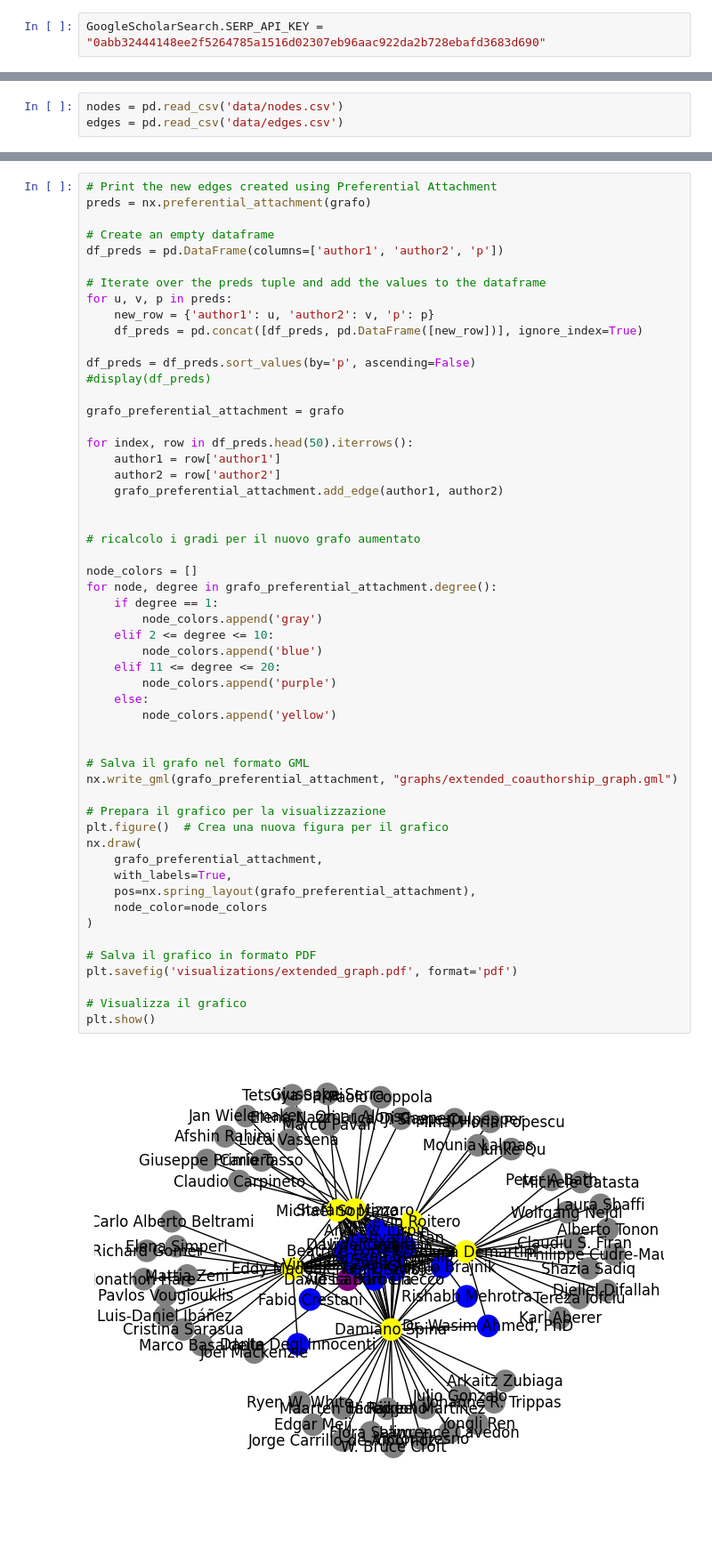
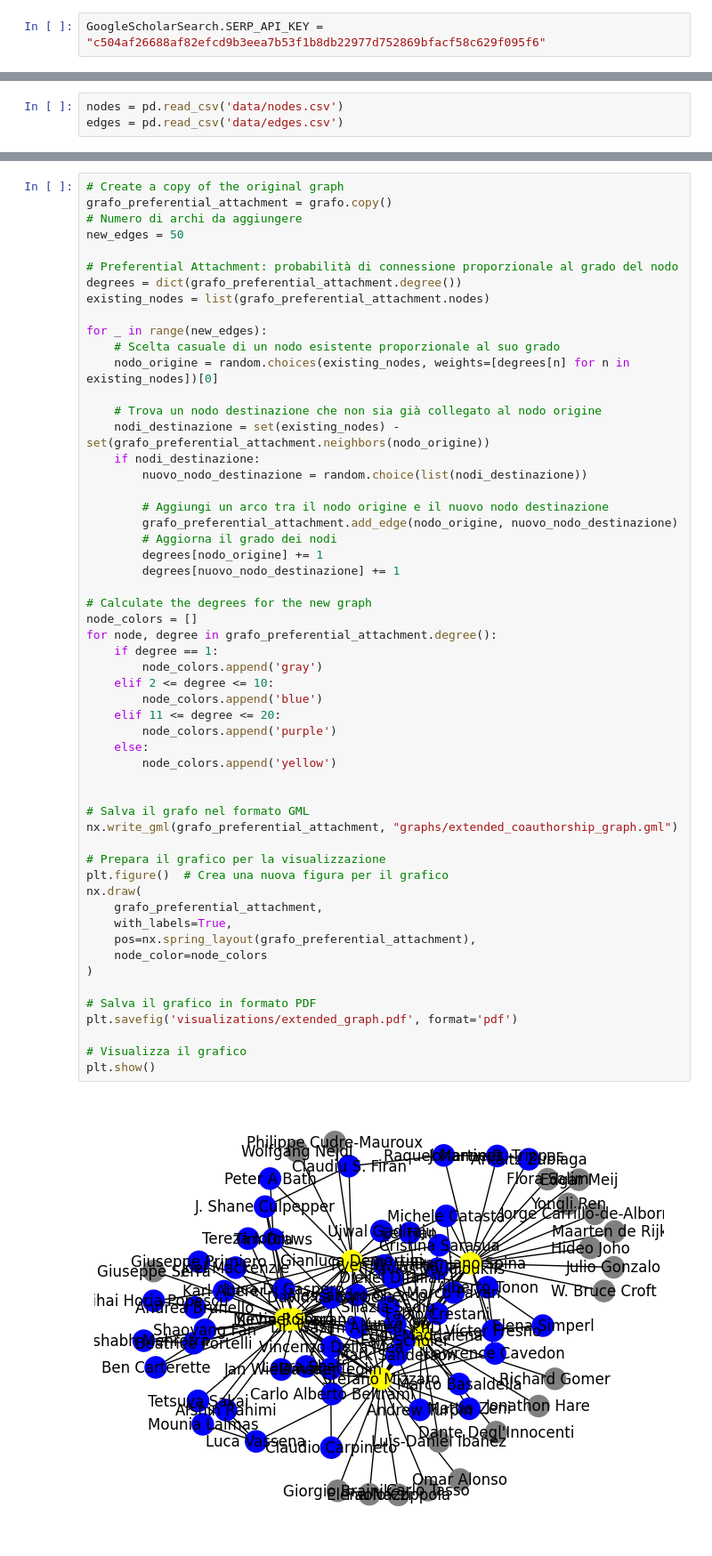
Before and after one commit to ela-rami/SC-Project1, a Jupyter notebook: SC-Project1-main/progetto-Simeoni_Ramirez_DiNotoMarrella_Pittis.ipynb, the cells around one changed output, grey strips where cells are left out. Shown: that part at 89% size. Cells and saved outputs as stored; diff of their text form; blank space fills up the shorter version.

```diff
--- a/SC-Project1-main/progetto-Simeoni_Ramirez_DiNotoMarrella_Pittis.ipynb
+++ b/SC-Project1-main/progetto-Simeoni_Ramirez_DiNotoMarrella_Pittis.ipynb
@@ -12,2 +13,2 @@ from pyvis.network import Network
 # %%
-GoogleScholarSearch.SERP_API_KEY = "0abb32444148ee2f5264785a1516d02307eb96aac922da2b728ebafd3683d690"
+GoogleScholarSearch.SERP_API_KEY = "c504af26688af82efcd9b3eea7b53f1b8db22977d752869bfacf58c629f095f6"
@@ -269,56 +320,57 @@ plt.show()
 # %%
-# Print the new edges created using Preferential Attachment
-preds = nx.preferential_attachment(grafo)
+# Create a copy of the original graph
+grafo_preferential_attachment = grafo.copy()
+# Numero di archi da aggiungere
+new_edges = 50
 
-# Create an empty dataframe
-df_preds = pd.DataFrame(columns=['author1', 'author2', 'p'])
+# Preferential Attachment: probabilità di connessione proporzionale al grado del nodo
+degrees = dict(grafo_preferential_attachment.degree())
+existing_nodes = list(grafo_preferential_attachment.nodes)
 
-# Iterate over the preds tuple and add the values to the dataframe
-for u, v, p in preds:
-    new_row = {'author1': u, 'author2': v, 'p': p}
-    df_preds = pd.concat([df_preds, pd.DataFrame([new_row])], ignore_index=True)
+for _ in range(new_edges):
+    # Scelta casuale di un nodo esistente proporzionale al suo grado
+    nodo_origine = random.choices(existing_nodes, weights=[degrees[n] for n in existing_nodes])[0]
 
-df_preds = df_preds.sort_values(by='p', ascending=False)
-#display(df_preds)
+    # Trova un nodo destinazione che non sia già collegato al nodo origine
+    nodi_destinazione = set(existing_nodes) - set(grafo_preferential_attachment.neighbors(nodo_origine))
+    if nodi_destinazione:
+        nuovo_nodo_destinazione = random.choice(list(nodi_destinazione))
 
-grafo_preferential_attachment = grafo
+        # Aggiungi un arco tra il nodo origine e il nuovo nodo destinazione
+        grafo_preferential_attachment.add_edge(nodo_origine, nuovo_nodo_destinazione)
+        # Aggiorna il grado dei nodi
+        degrees[nodo_origine] += 1
+        degrees[nuovo_nodo_destinazione] += 1
 
-for index, row in df_preds.head(50).iterrows():
-    author1 = row['author1']
-    author2 = row['author2']
-    grafo_preferential_attachment.add_edge(author1, author2)
-
-
-# ricalcolo i gradi per il nuovo grafo aumentato
-
+# Calculate the degrees for the new graph
 node_colors = []
 for node, degree in grafo_preferential_attachment.degree():
     if degree == 1:
         node_colors.append('gray')
     elif 2 <= degree <= 10:
         node_colors.append('blue')
     elif 11 <= degree <= 20:
         node_colors.append('purple')
     else:
         node_colors.append('yellow')
 
 
 # Salva il grafo nel formato GML
 nx.write_gml(grafo_preferential_attachment, "graphs/extended_coauthorship_graph.gml")
 
 # Prepara il grafico per la visualizzazione
 plt.figure()  # Crea una nuova figura per il grafico
 nx.draw(
     grafo_preferential_attachment,
     with_labels=True,
     pos=nx.spring_layout(grafo_preferential_attachment),
     node_color=node_colors
 )
 
 # Salva il grafico in formato PDF
 plt.savefig('visualizations/extended_graph.pdf', format='pdf')
 
 # Visualizza il grafico
 plt.show()
 # %% [output]
-[figure, old version]
+[figure, new version]
```
Also changed, not shown: parts of 34 cells of this notebook, 19 other files.
